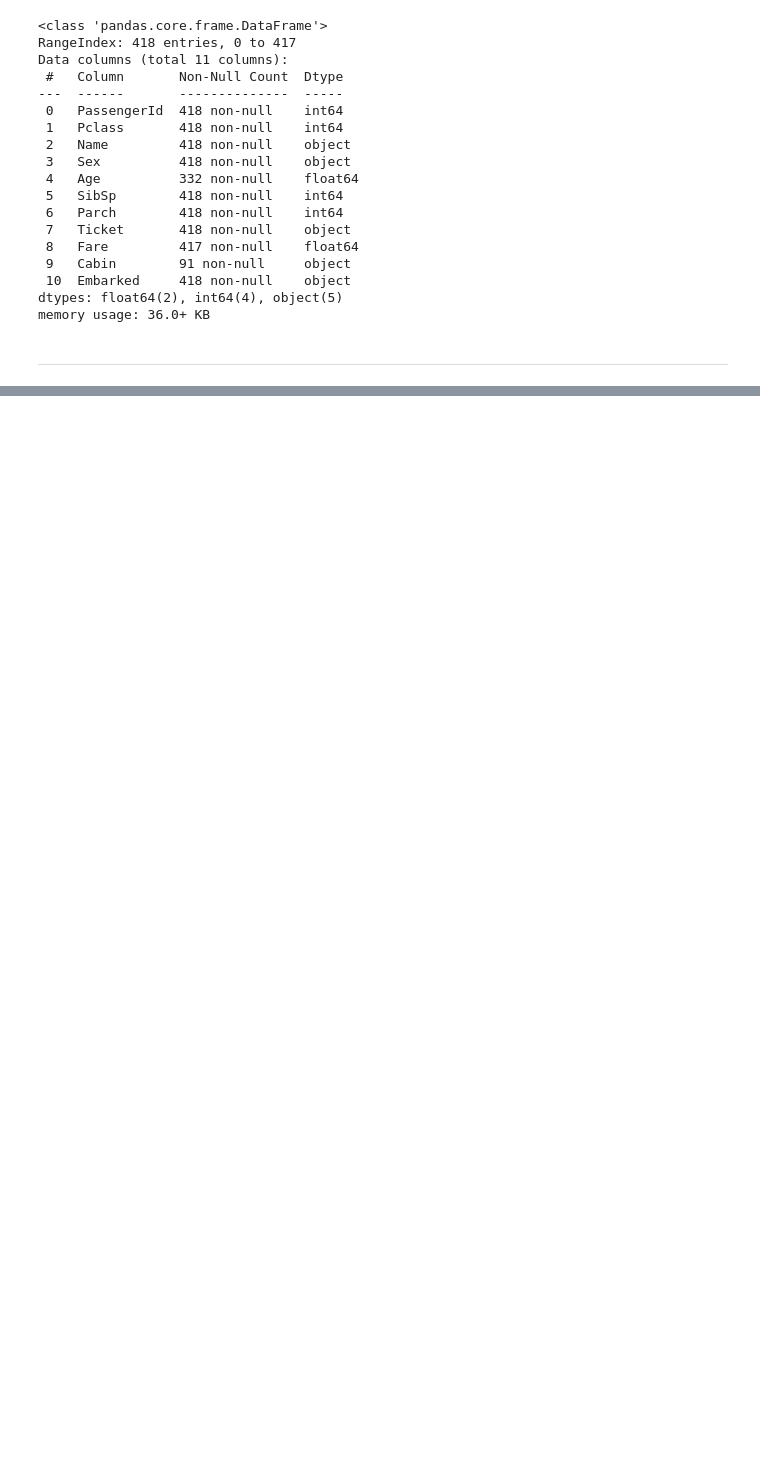
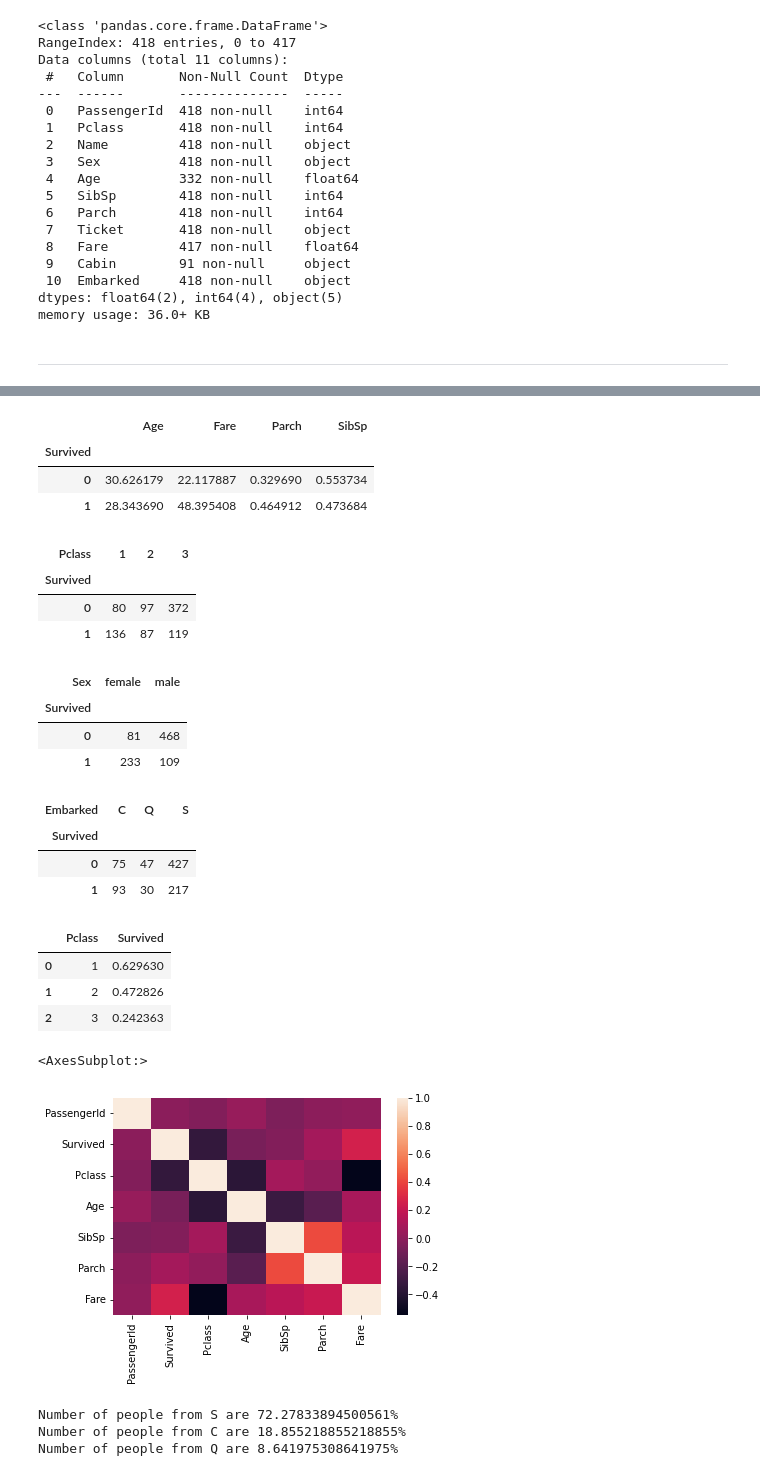
Before and after one commit to Abdurrazakli/pet-finder-popularity-ml, a Jupyter notebook: project.ipynb, the cells around one changed output, grey strips where cells are left out. Drawn from its saved outputs; the diff is of its cells as text; code cells hidden in the pictures; blank space fills up the shorter version.

```diff
--- a/project.ipynb
+++ b/project.ipynb
@@ -71,0 +150,49 @@ memory usage: 36.0+ KB
+# %%
+pd.pivot_table(train_df, index = 'Survived', values = ['Age','SibSp','Parch','Fare'])
+# %% [output]
+|  | Age | Fare | Parch | SibSp |
+| Survived |  |  |  |  |
+| 0 | 30.626179 | 22.117887 | 0.329690 | 0.553734 |
+| 1 | 28.343690 | 48.395408 | 0.464912 | 0.473684 |
+# %%
+pd.pivot_table(train_df, index = 'Survived', columns = 'Pclass', values = 'PassengerId' ,aggfunc ='count')
+# %% [output]
+| Pclass | 1 | 2 | 3 |
+| Survived |  |  |  |
+| 0 | 80 | 97 | 372 |
+| 1 | 136 | 87 | 119 |
+# %%
+pd.pivot_table(train_df, index = 'Survived', columns = 'Sex', values = 'PassengerId' ,aggfunc ='count')
+# %% [output]
+| Sex | female | male |
+| Survived |  |  |
+| 0 | 81 | 468 |
+| 1 | 233 | 109 |
+# %%
+pd.pivot_table(train_df, index = 'Survived', columns = 'Embarked', values = 'PassengerId' ,aggfunc ='count')
+# %% [output]
+| Embarked | C | Q | S |
+| Survived |  |  |  |
+| 0 | 75 | 47 | 427 |
+| 1 | 93 | 30 | 217 |
+# %%
+train_df[['Pclass', 'Survived']].groupby(['Pclass'], as_index=False).mean().sort_values(by='Survived', ascending=False)
+# %% [output]
+|  | Pclass | Survived |
+| 0 | 1 | 0.629630 |
+| 1 | 2 | 0.472826 |
+| 2 | 3 | 0.242363 |
+# %%
+sns.heatmap(train_df.corr())
+# %% [output]
+<AxesSubplot:>
+[figure, added]
+# %%
+for place in train_df['Embarked'].unique()[0:3]:
+    place_count = len(train_df[(train_df.Embarked == place)])
+    a = len(train_df)
+    print(f"Number of people from {place} are {place_count*100/a}%")
+# %% [output]
+Number of people from S are 72.27833894500561%
+Number of people from C are 18.855218855218855%
+Number of people from Q are 8.641975308641975%
```
Also changed, not shown: parts of 8 cells of this notebook, 1 other file.
